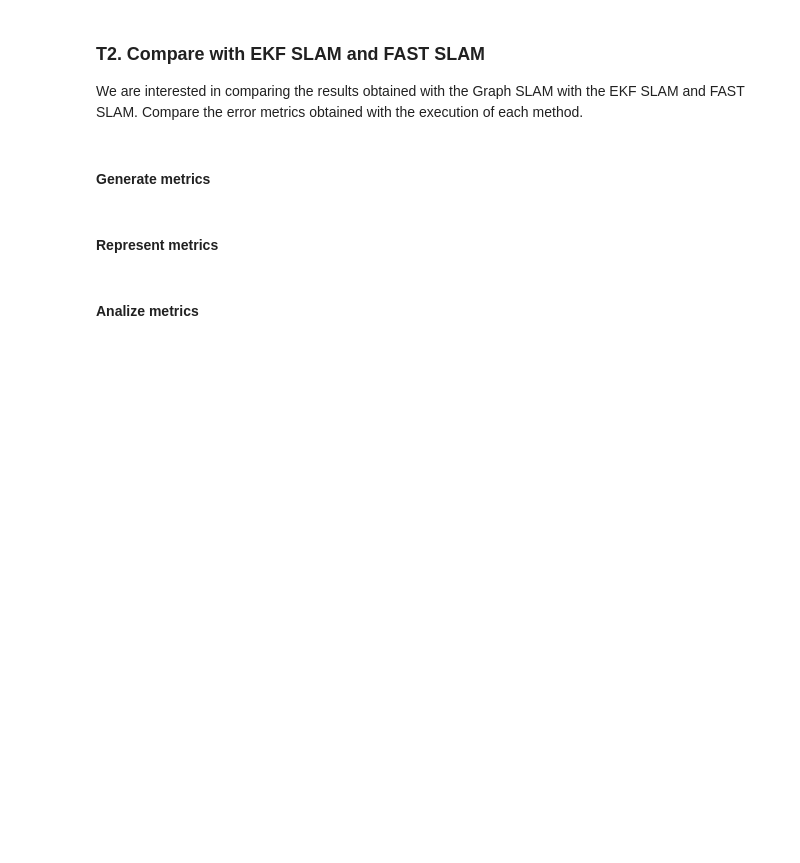
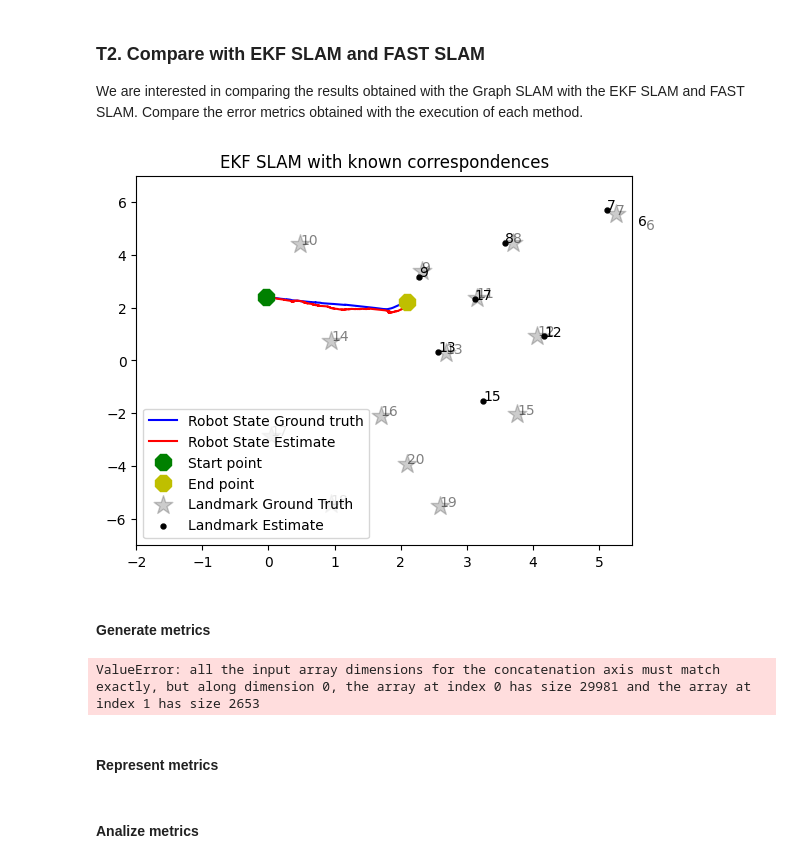
Before and after one commit to raisul-kibria/localization_and_mapping, a Jupyter notebook: notebooks/Lab5.ipynb, the cells around one changed output. Drawn from its saved outputs; the diff is of its cells as text; code cells hidden in the pictures; blank space fills up the shorter version.

```diff
--- a/notebooks/Lab5.ipynb
+++ b/notebooks/Lab5.ipynb
@@ -25,8 +25,8 @@ from src.graph_SLAM.Graph_SLAM_known_correspondences import GraphSLAM
 # Define dataset to read
 dataset = "data/MRCLAM_Dataset1"
 robot = 'Robot1' # Robot
-start_frame = 2000
-end_frame = 5000
+start_frame = 10000
+end_frame = 13000
 # %% [markdown]
 ### T1. Execute Graph SLAM with known correspondences
 Test different datasets and analyze the performance of the algorithm
@@ -51,0 +70,5 @@ We are interested in comparing the results obtained with the Graph SLAM with the
+# %%
+ekf_slam = EKF_SLAM_known_correspondences(dataset, robot, start_frame, end_frame, R, Q, plot=True, plot_inter=False)
+plt.show()
+# %% [output]
+[figure, added]
@@ -53,6 +91,15 @@ We are interested in comparing the results obtained with the Graph SLAM with the
 #### Generate metrics
 # %%
 #Generate error metrics
+ekf_slam.build_dataframes()
+joint_df = pd.DataFrame(ekf_slam.robot_states).join(ekf_slam.gt, rsuffix = '_gt').dropna()
+e_ekf_path, e_ekf_max, e_ekf_end = normalized_path_error_optim(joint_df)
+
+graph_slam.build_dataframes()
+joint_df = pd.DataFrame(graph_slam.robot_states).join(graph_slam.gt, rsuffix = '_gt').dropna()
+e_graph_path, e_graph_max, e_graph_end = normalized_path_error_optim(joint_df)
+# %% [output]
+ValueError: all the input array dimensions for the concatenation axis must match exactly, but along dimension 0, the array at index 0 has size 29981 and the array at index 1 has size 2653
 # %% [markdown]
 #### Represent metrics
 # %%
```
Also changed, not shown: parts of 4 cells of this notebook, 1 other file.
